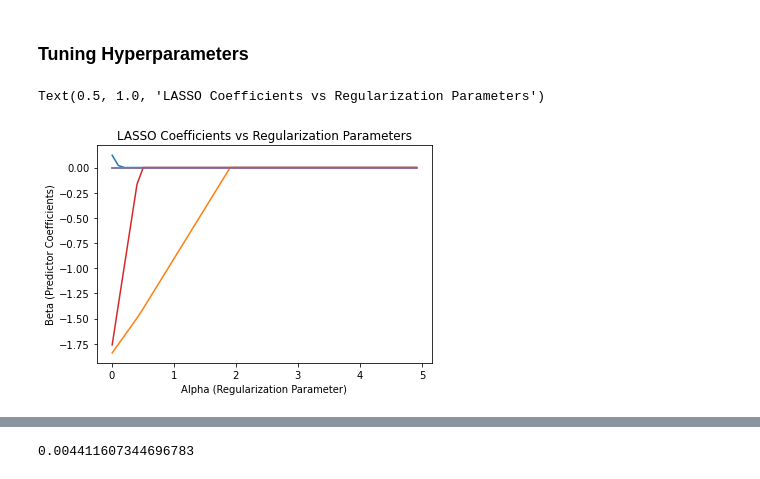
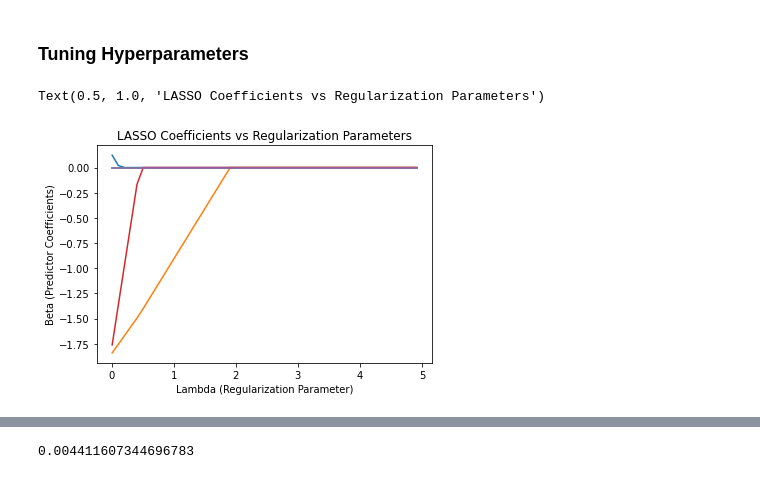
Before and after one commit to gspiga/STA160, a Jupyter notebook: LASSO.ipynb, the cells around one changed output, grey strips where cells are left out. Saved outputs shown, nothing was run; the diff lists cells and outputs as text; code cells hidden in the pictures.

```diff
--- a/LASSO.ipynb
+++ b/LASSO.ipynb
@@ -98,23 +98,23 @@ MSE test set 69.73
 # %%
 # Graph
 coef = []
 alphas = np.arange(0.01, 5, 0.10)
 lasso = Lasso(max_iter=10000)
 
 for a in alphas:
     lasso.set_params(alpha=a)
     lasso.fit(X_train, y_train)
     coef.append(lasso.coef_)
 
 fig = plt.figure()
 ax = fig.add_subplot(111)
 ax.plot(alphas, coef)
-ax.set_xlabel("Alpha (Regularization Parameter)")
+ax.set_xlabel("Lambda (Regularization Parameter)")
 ax.set_ylabel("Beta (Predictor Coefficients)")
 ax.set_title("LASSO Coefficients vs Regularization Parameters")
 # %% [output]
 Text(0.5, 1.0, 'LASSO Coefficients vs Regularization Parameters')
-[figure, old version]
+[figure, new version]
 [interactive output not drawn]
 # %%
 # K Fold Cross Validation
```
Also changed, not shown: parts of 1 cell of this notebook.
